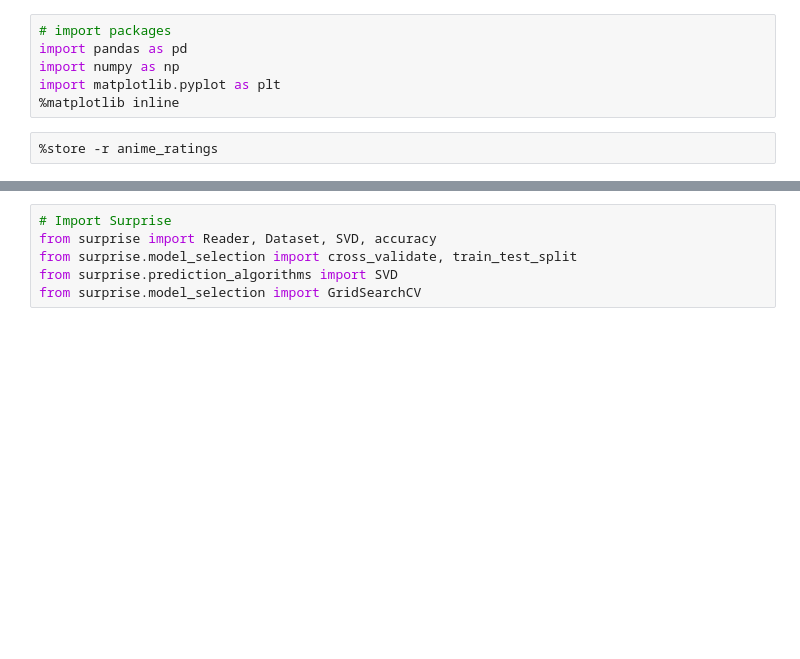
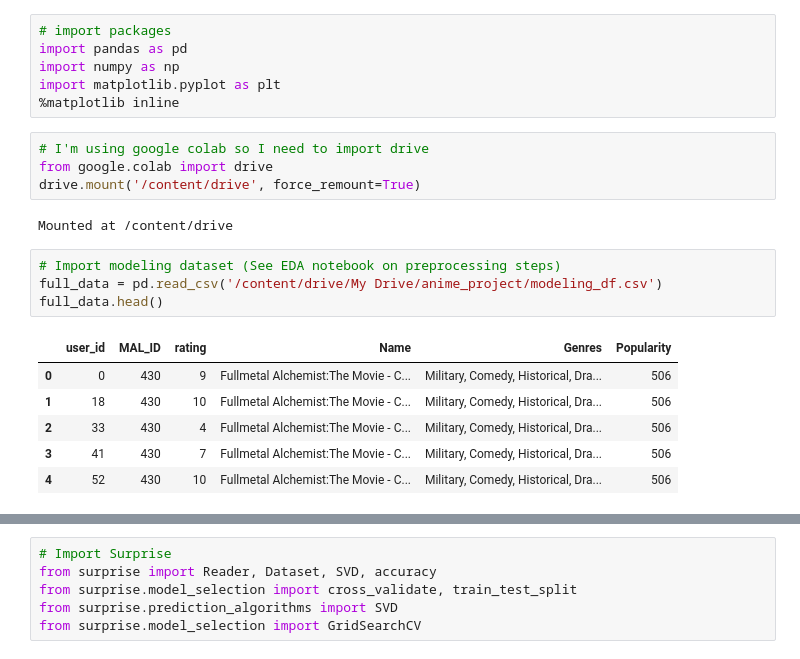
Before and after one commit to emmigalfo/AnimeSage, a Jupyter notebook: Modeling.ipynb, the cells around one changed output, grey strips where cells are left out. Saved outputs shown, nothing was run; the diff lists cells and outputs as text; blank space fills up the shorter version.

Commit message:
Included more narration about the modeling process

```diff
--- a/Modeling.ipynb
+++ b/Modeling.ipynb
@@ -4,5 +21,20 @@ import pandas as pd
 import numpy as np
 import matplotlib.pyplot as plt
 %matplotlib inline
-# %%
-%store -r anime_ratings
+# %%
+# I'm using google colab so I need to import drive
+from google.colab import drive
+drive.mount('/content/drive', force_remount=True)
+# %% [output]
+Mounted at /content/drive
+# %%
+# Import modeling dataset (See EDA notebook on preprocessing steps)
+full_data = pd.read_csv('/content/drive/My Drive/anime_project/modeling_df.csv')
+full_data.head()
+# %% [output]
+|  | user_id | MAL_ID | rating | Name | Genres | Popularity |
+| 0 | 0 | 430 | 9 | Fullmetal Alchemist:The Movie - C... | Military, Comedy, Historical, Dra... | 506 |
+| 1 | 18 | 430 | 10 | Fullmetal Alchemist:The Movie - C... | Military, Comedy, Historical, Dra... | 506 |
+| 2 | 33 | 430 | 4 | Fullmetal Alchemist:The Movie - C... | Military, Comedy, Historical, Dra... | 506 |
+| 3 | 41 | 430 | 7 | Fullmetal Alchemist:The Movie - C... | Military, Comedy, Historical, Dra... | 506 |
+| 4 | 52 | 430 | 10 | Fullmetal Alchemist:The Movie - C... | Military, Comedy, Historical, Dra... | 506 |
```
Also changed, not shown: parts of 64 cells of this notebook.
